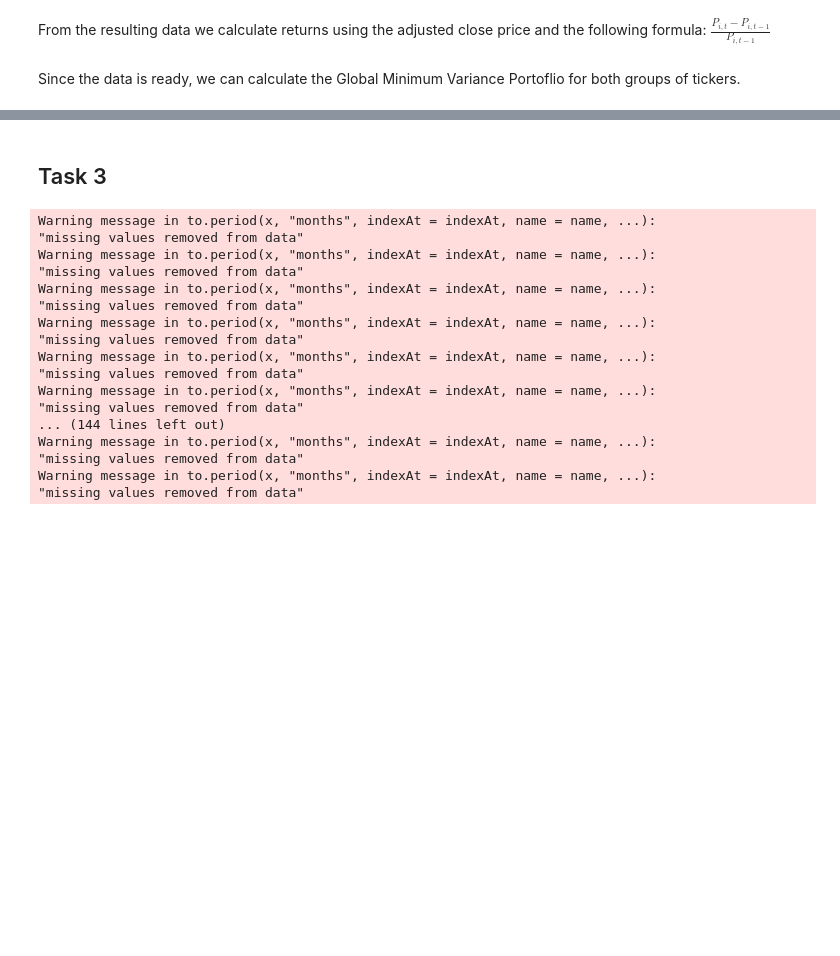
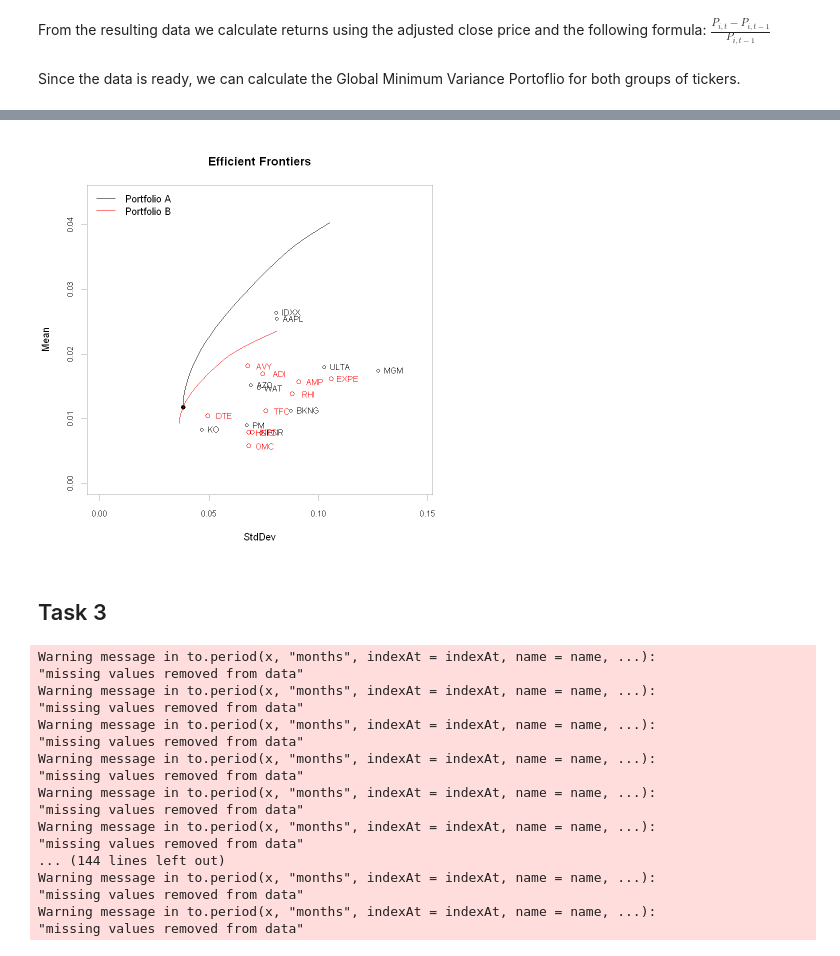
Before and after one commit to Matyas-Mattanelli/Asset-Pricing, a Jupyter notebook: HW1/Task 1.ipynb, the cells around one changed output, grey strips where cells are left out. Drawn from its saved outputs; the diff is of its cells as text; code cells hidden in the pictures; blank space fills up the shorter version.

Commit message:
The damn frontier is finally plotted

```diff
--- a/HW1/Task 1.ipynb
+++ b/HW1/Task 1.ipynb
@@ -248,3 +240,17 @@ match.col = 'StdDev', col = c("black", "red"), lty = c(1,1), lwd = c(0.5,0.5), l
+# %%
+#Plotting the Efficient Frontier for portfolio A
+chart.EfficientFrontier(eff_front_A, match.col = 'StdDev', type = 'l', tangent.line = FALSE, rf = NULL, main = "Efficient Frontiers")
+#chart.EfficientFrontier(eff_front_B, match.col = 'StdDev', type = 'l', tangent.line = FALSE, rf = NULL)
+#Adding the efficient frontier for portfolio B
+lines(eff_front_B$frontier[, 2],eff_front_B$frontier[, 1], col = "red")
+#Adding the individual assets from porfolio B
+means <- apply(final_returns[, 11:20], 2, mean)
+stdevs <- apply(final_returns[, 11:20], 2, sd)
+points(stdevs, means, col = "red")
+text(stdevs + 0.0075, means, labels = names(final_returns[, 11:20]), cex = 0.8, col = "red")
+legend(x = "topleft", legend = c("Portfolio A", "Portfolio B"), col = c("black", "red"), lty = c(1, 1), bty = "n")
+# %% [output]
+[figure, added]
 # %% [markdown]
 ## Task 3
 # %%
```
Also changed, not shown: parts of 7 cells of this notebook.
